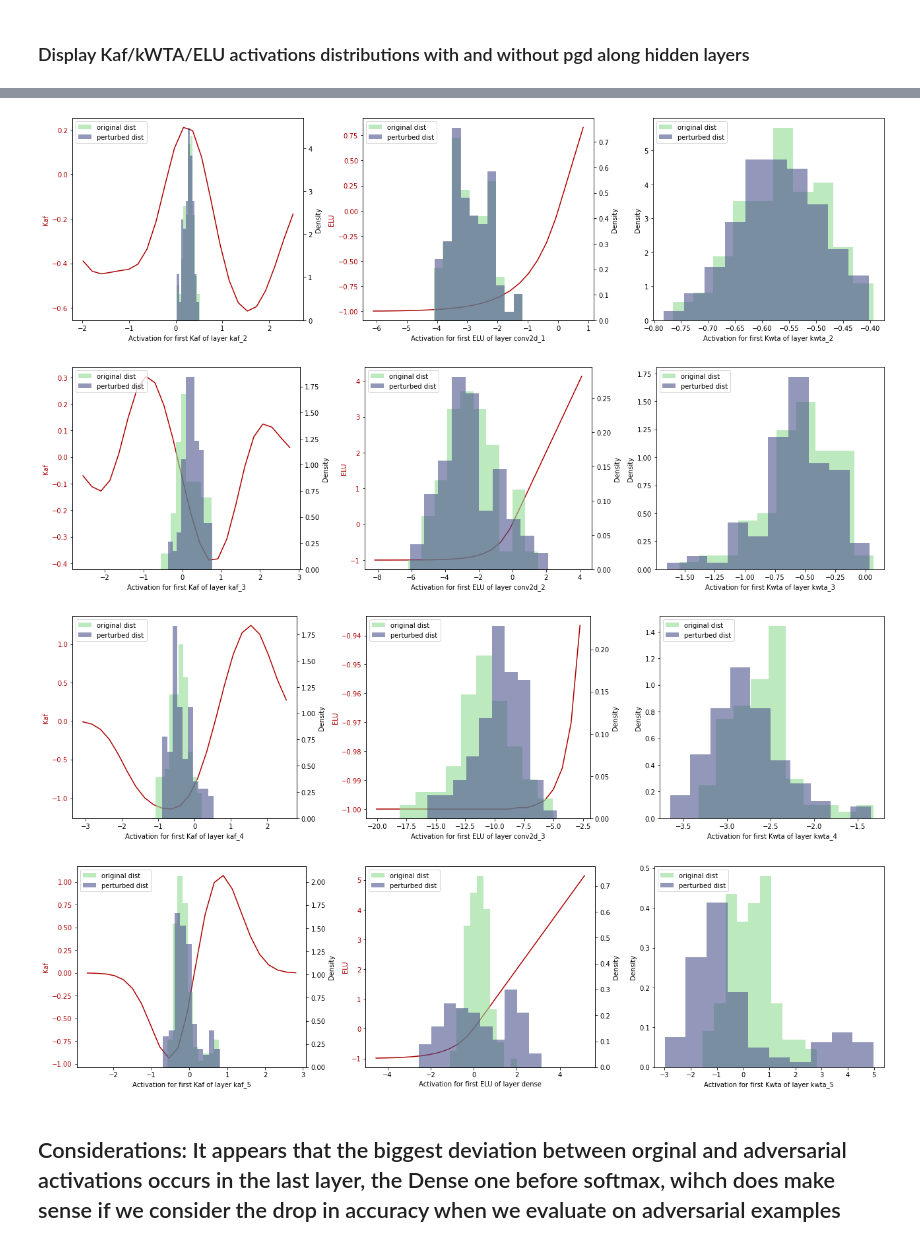
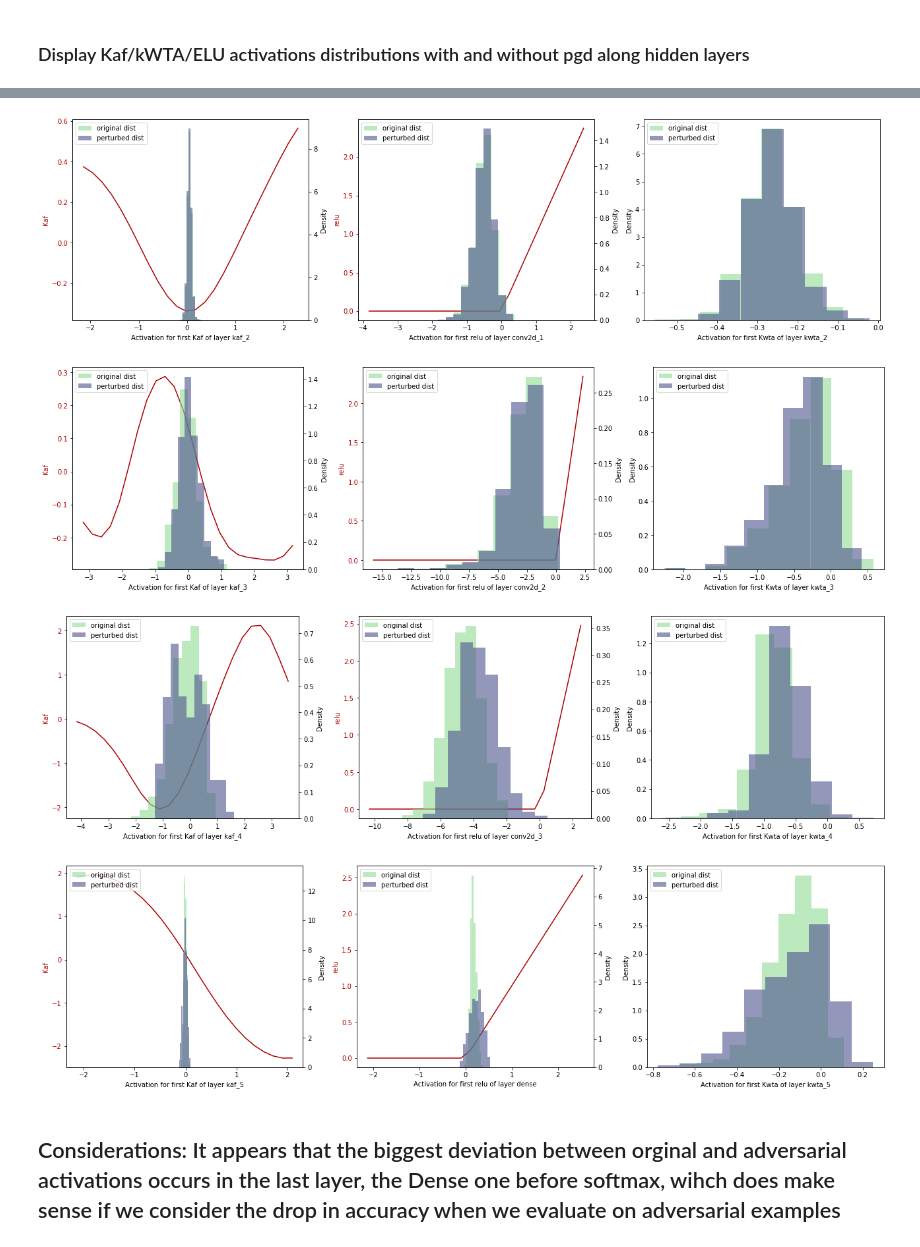
Before and after one commit to arbiter1elegantiae/Robustness-of-deep-neural-networks-with-trainable-activation-functions, a Jupyter notebook: insights_link_rob_activationsf.ipynb, the cells around one changed output, grey strips where cells are left out. Cells and saved outputs as stored; diff of their text form; code cells hidden in the pictures.

```diff
--- a/insights_link_rob_activationsf.ipynb
+++ b/insights_link_rob_activationsf.ipynb
@@ -266,7 +261,7 @@ def find_original_ids(perturbed_imgs):
     return x_test[original_ids, :, :, :]
 
 # Get original examples from each attack
-elu_test_sample = find_original_ids(elu_x_adv)
+relu_test_sample = find_original_ids(relu_x_adv)
 kaf_test_sample = find_original_ids(kaf_x_adv)
 kwta_test_sample = find_original_ids(kwta_x_adv)
 # %%
@@ -474,8 +474,8 @@ for i in range(1, 6): # For each activation function
     fixed_name = 'conv2d_'+str(i-1)
 
   # Get the batch of inputs when predicting the original sample of images and the perturbed ones
-  elu_inp_orgn = get_hidden_layer_input(elu_cnn, fixed_name, elu_test_sample, fixed = True)
-  elu_inp_prt = get_hidden_layer_input(elu_cnn, fixed_name, elu_x_adv, fixed = True)
+  relu_inp_orgn = get_hidden_layer_input(relu_cnn, fixed_name, relu_test_sample, fixed = True)
+  relu_inp_prt = get_hidden_layer_input(relu_cnn, fixed_name, relu_x_adv, fixed = True)
 
   kwta_inp_orgn = get_hidden_layer_input(kwta_cnn, kwta_name, kwta_test_sample)
   kwta_inp_prt = get_hidden_layer_input(kwta_cnn, kwta_name, kwta_x_adv)
@@ -486,8 +486,8 @@ for i in range(1, 6): # For each activation function
   if kaf_inp_orgn.ndim == 4: # If the a.f. is applied on a Conv2d layer
 
     # Get the average batch of activations for the 10*i-th channel
-    elu_act_orgn = tf.keras.layers.GlobalAveragePooling2D()(elu_inp_orgn)[:, 10*i]
-    elu_act_prt = tf.keras.layers.GlobalAveragePooling2D()(elu_inp_prt)[:, 10*i]
+    relu_act_orgn = tf.keras.layers.GlobalAveragePooling2D()(relu_inp_orgn)[:, 10*i]
+    relu_act_prt = tf.keras.layers.GlobalAveragePooling2D()(relu_inp_prt)[:, 10*i]
 
     kwta_act_orgn = tf.keras.layers.GlobalAveragePooling2D()(kwta_inp_orgn)[:, 10*i]
     kwta_act_prt = tf.keras.layers.GlobalAveragePooling2D()(kwta_inp_prt)[:, 10*i]
@@ -497,31 +497,31 @@ for i in range(1, 6): # For each activation function
 
   else: # Dense layer otherwise
 
-    # Get the batch of activations for the 10*i-th neuron
-    elu_act_orgn = elu_inp_orgn[:, 10*i]
-    elu_act_prt = elu_inp_prt[:, 10*i]
+    # Get the mean average batch of activations in the last layer
+    relu_act_orgn = tf.math.reduce_mean(relu_inp_orgn, axis=1)
+    relu_act_prt = tf.math.reduce_mean(relu_inp_prt, axis=1)
 
-    kwta_act_orgn = kwta_inp_orgn[:, 10*i]
-    kwta_act_prt = kwta_inp_prt[:, 10*i]
+    kwta_act_orgn = tf.math.reduce_mean(kwta_inp_orgn, axis=1)
+    kwta_act_prt = tf.math.reduce_mean(kwta_inp_prt, axis=1)
 
-    kaf_act_orgn = kaf_inp_orgn[:, 10*i]
-    kaf_act_prt = kaf_inp_prt[:, 10*i]
+    kaf_act_orgn = tf.math.reduce_mean(kaf_inp_orgn, axis=1)
+    kaf_act_prt = tf.math.reduce_mean(kaf_inp_prt, axis=1)
 
   # Get mixing coefficients from the first kaf of the layer
   layer = kaf_cnn.get_layer(name = kaf_name)
   a = tf.cast( tf.expand_dims(tf.squeeze(layer.a)[10*i], 0), dtype = tf.float16 )
 
   # Input to the activation function to plot a smooth curve
-  elu_act = np.concatenate((elu_act_orgn,elu_act_prt))
-  min, max = np.min(elu_act), np.max(elu_act)
-  elux = np.linspace(min - 2, max + 2, num=24, dtype=np.float16)
+  relu_act = np.concatenate((relu_act_orgn,relu_act_prt))
+  min, max = np.min(relu_act), np.max(relu_act)
+  relux = np.linspace(min - 2, max + 2, num=24, dtype=np.float16)
 
   kaf_act = np.concatenate((kaf_act_orgn,kaf_act_prt))
   min, max = np.min(kaf_act), np.max(kaf_act)
   kafx = np.linspace(min - 2, max + 2, num=24, dtype=np.float16)
 
-  # Compute Kaf and ELU over x
-  elu = tf.keras.activations.elu(elux)
+  # Compute Kaf and relu over x
+  relu = tf.keras.activations.relu(relux)
   kaf = activationsf.kafActivation(tf.expand_dims(kafx,-1), a, d, kb)
 
   # Plot side by side activation visualizations
@@ -543,16 +543,16 @@ for i in range(1, 6): # For each activation function
   ax01.legend(loc='upper left')
   ax01.tick_params(axis='y')
 
-  # Handle ELU case
-  axes[1].set_xlabel('Activation for first ELU of layer {}'.format(fixed_name))
-  axes[1].set_ylabel('ELU', color=clr_af)
-  axes[1].plot(elux, elu, color=clr_af)
+  # Handle relu case
+  axes[1].set_xlabel('Activation for first relu of layer {}'.format(fixed_name))
+  axes[1].set_ylabel('relu', color=clr_af)
+  axes[1].plot(relux, relu, color=clr_af)
   axes[1].tick_params(axis='y', labelcolor=clr_af)
 
   ax11 = axes[1].twinx()
   ax11.set_ylabel('Density')
-  ax11.hist(elu_act_orgn, density=True, color=clr_orgn, bins=10, alpha=0.6, label='original dist')
-  ax11.hist(elu_act_prt, density=True, color=clr_prt, bins=10, alpha=0.6, label='perturbed dist')
+  ax11.hist(relu_act_orgn, density=True, color=clr_orgn, bins=10, alpha=0.6, label='original dist')
+  ax11.hist(relu_act_prt, density=True, color=clr_prt, bins=10, alpha=0.6, label='perturbed dist')
   ax11.legend(loc='upper left')
   ax11.tick_params(axis='y')
 
@@ -573,7 +573,7 @@ for i in range(1, 6): # For each activation function
-[figure, old version]
+[figure, new version]
-[figure, old version]
+[figure, new version]
-[figure, old version]
+[figure, new version]
-[figure, old version]
+[figure, new version]
 # %% [markdown]
 ## Considerations: It appears that the biggest deviation between orginal and adversarial activations occurs in the last layer, the Dense one before softmax, wihch does make sense if we consider the drop in accuracy when we evaluate on adversarial examples
 # %% [markdown]
```
Also changed, not shown: parts of 9 cells of this notebook.
